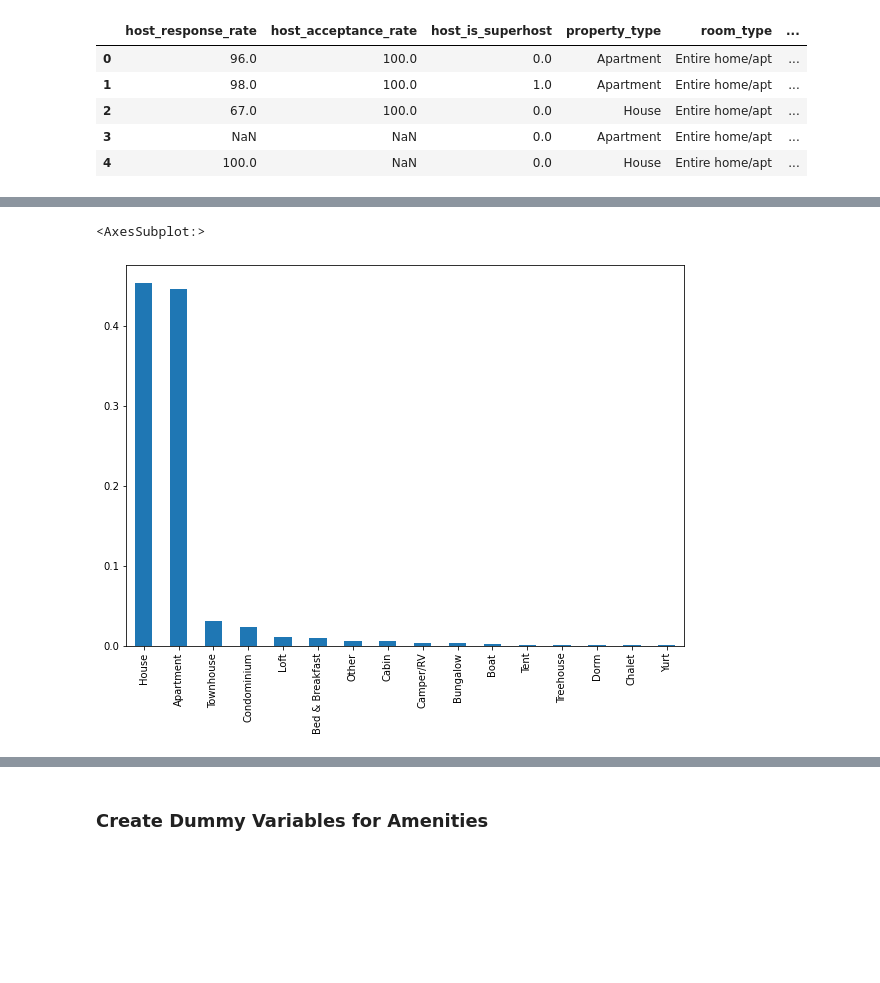
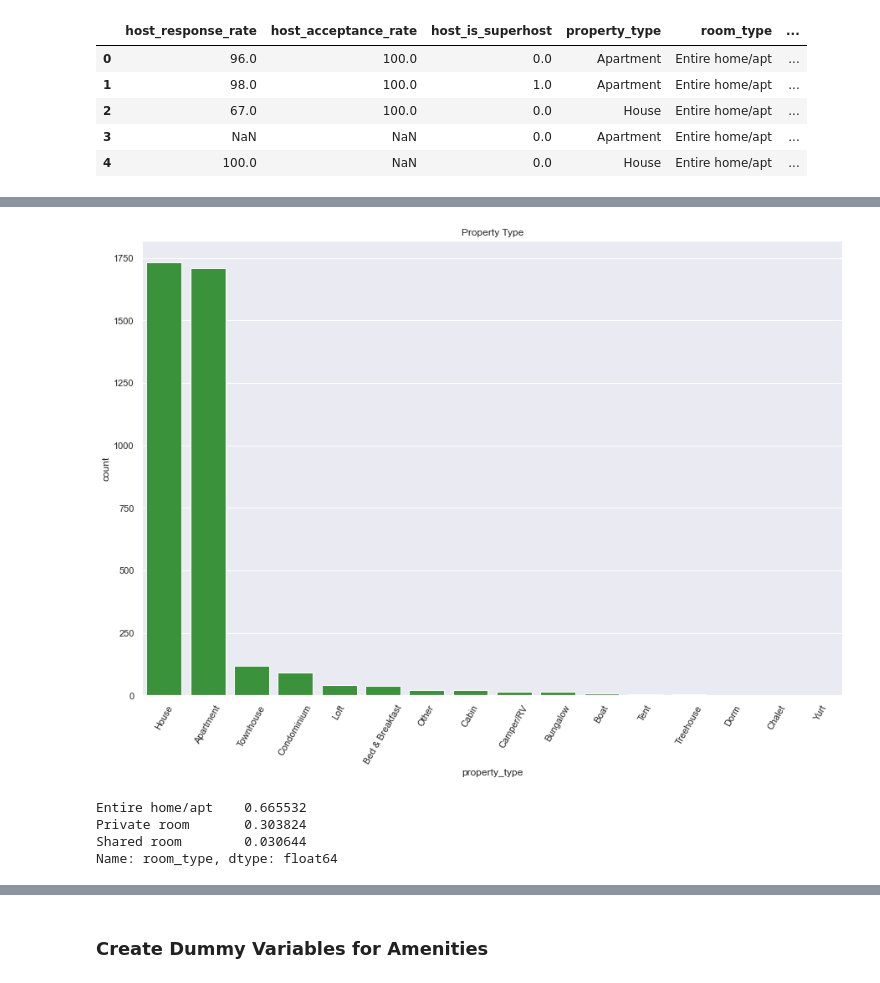
Before and after one commit to bwblock/airbnb-dataset, a Jupyter notebook: data-visualization.ipynb, the cells around one changed output, grey strips where cells are left out. Cells and saved outputs as stored; diff of their text form; code cells hidden in the pictures; blank space fills up the shorter version.

```diff
--- a/data-visualization.ipynb
+++ b/data-visualization.ipynb
@@ -129,5 +152,10 @@ df1['price'].plot(kind='hist',bins=15,figsize=(10,8),title='Price Distribution')
+# %%
+plt.figure(figsize = (15,10))
+sns.countplot(x='property_type', data=df1, color='tab:green', order=df1.property_type.value_counts().index)
+plt.xticks(rotation=60)
+plt.title("Property Type")
+plt.show()
+# %% [output]
+[figure, added]
 # %%
-((df1['property_type'].value_counts())/df1.shape[0]).plot(kind='bar',figsize=(10,7))
+#((df1['property_type'].value_counts())/df1.shape[0]).plot(kind='bar',figsize=(10,7))
-# %% [output]
-<AxesSubplot:>
-[figure, removed]
@@ -133,0 +166,7 @@ df1['price'].plot(kind='hist',bins=15,figsize=(10,8),title='Price Distribution')
+# %%
+dfroom
+# %% [output]
+Entire home/apt    0.665532
+Private room       0.303824
+Shared room        0.030644
+Name: room_type, dtype: float64
```
Also changed, not shown: parts of 26 cells of this notebook.
